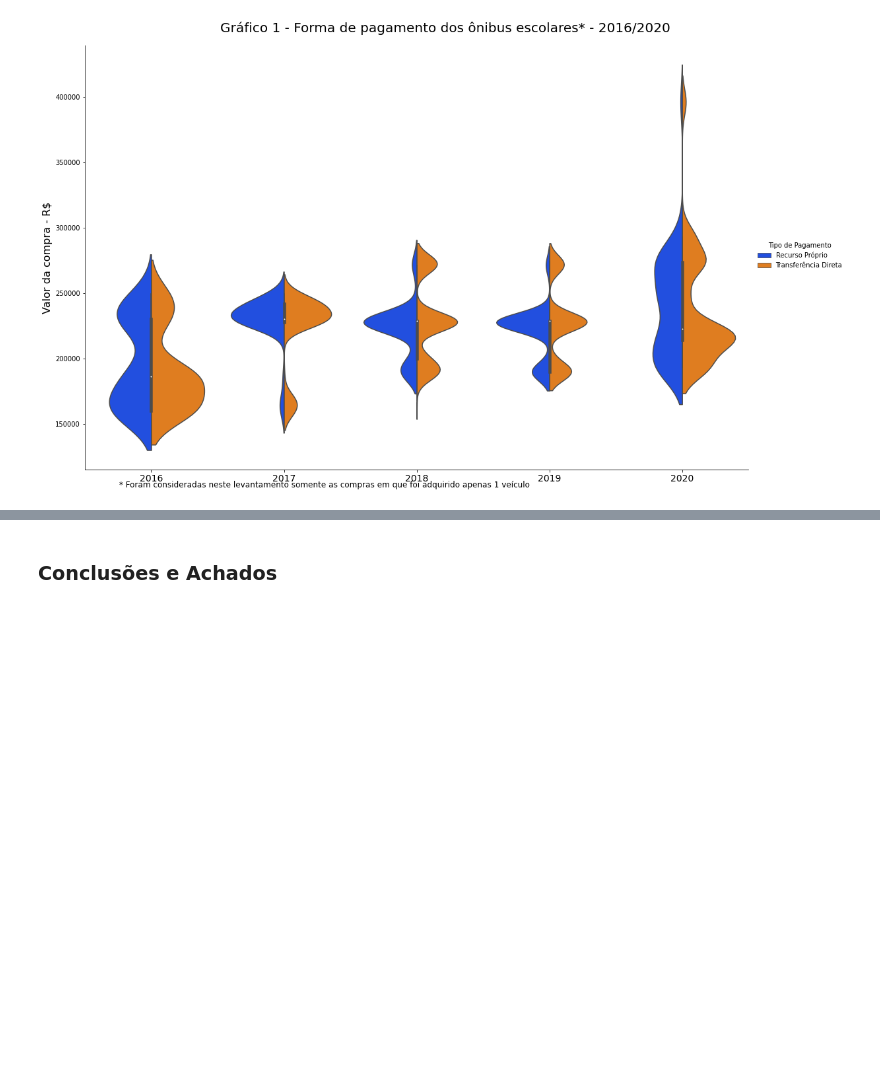
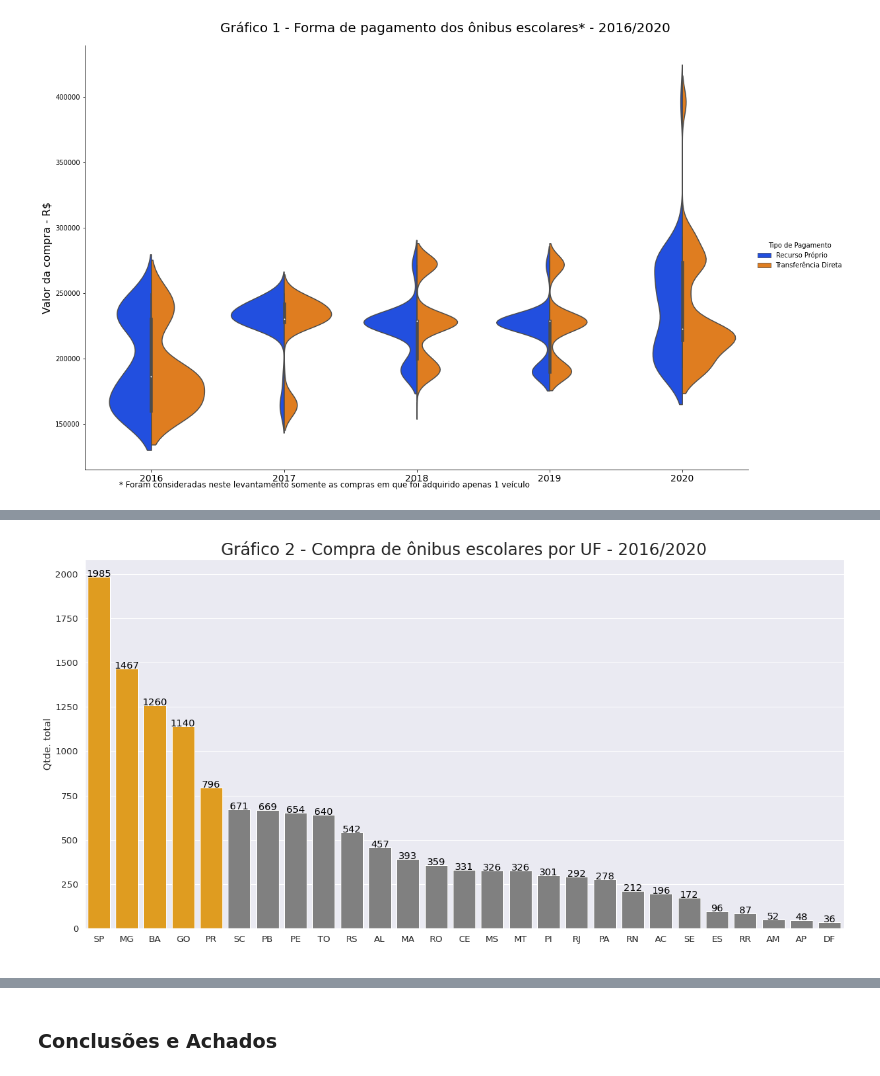
Before and after one commit to sssouto/caminho-da-escola, a Jupyter notebook: TrabalhoFinal_SanderSoaresSouto.ipynb, the cells around one changed output, grey strips where cells are left out. Drawn from its saved outputs; the diff is of its cells as text; code cells hidden in the pictures; blank space fills up the shorter version.

```diff
--- a/TrabalhoFinal_SanderSoaresSouto.ipynb
+++ b/TrabalhoFinal_SanderSoaresSouto.ipynb
@@ -116,0 +116,7 @@ Text(0.35, 0.001, '* Foram consideradas neste levantamento somente as compras em
+# %%
+# 1º: agrupando a coluna "Qtde." do dataframe SIGARP pela coluna "UF", ou seja, identificando a quantidade de veículos adquiridos por UF no período analisado:
+df_sigarp_uf_qtde = df_sigarp['Qtde.'].groupby([df_sigarp['UF']]).sum().reset_index(level='UF')
+
+# 2º: ordenando os estados de forma decrescente pela quantidade total de veículos adquiridos:
+df_sigarp_uf_qtde = df_sigarp_uf_qtde.sort_values('Qtde.', ascending=False).reset_index()
+df_sigarp_uf_qtde
@@ -116,0 +141,12 @@ Text(0.35, 0.001, '* Foram consideradas neste levantamento somente as compras em
+# %%
+# Plotando um gráfico de barras com destaque para os 5 estados que mais compraram ônibus escolares no período analisado:
+plt.figure(figsize=(20,10))
+sns.set(font_scale=1.2)
+clrs = ['orange' if x in(heapq.nlargest(5, df_sigarp_uf_qtde['Qtde.'])) else 'grey' for x in df_sigarp_uf_qtde['Qtde.']]
+g = sns.barplot(x="UF", y="Qtde.", data=df_sigarp_uf_qtde, palette=clrs)
+g.set(xlabel=' ', ylabel='Qtde. total')
+plt.title('Gráfico 2 - Compra de ônibus escolares por UF - 2016/2020',fontsize=24)
+for index, row in df_sigarp_uf_qtde.iterrows():
+    g.text(row.name,row['Qtde.'], round(row['Qtde.'],2), color='black', ha="center")
+# %% [output]
+[figure, added]
```
Also changed, not shown: parts of 14 cells of this notebook.
